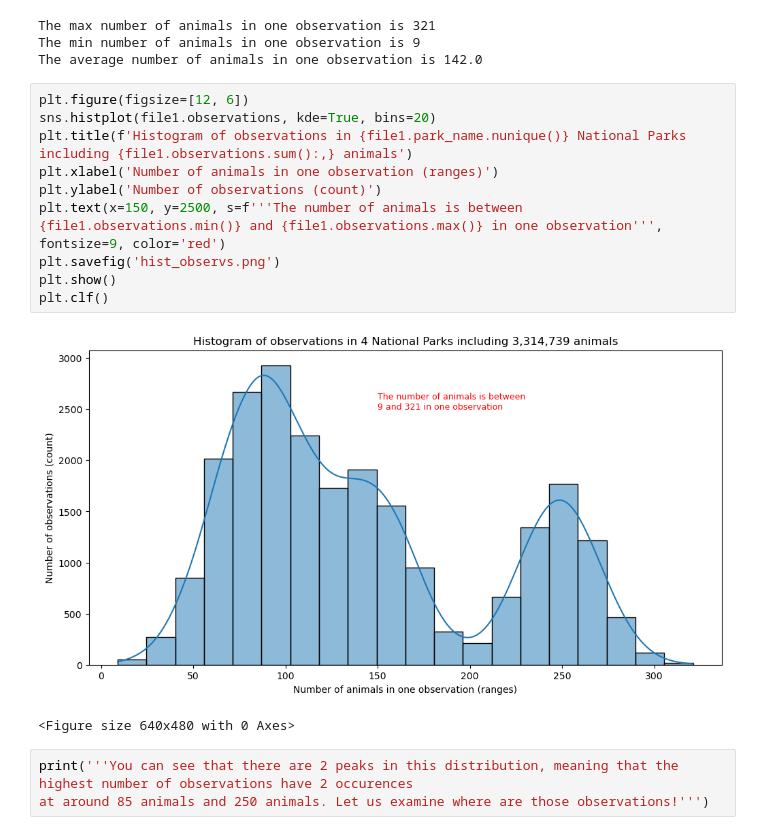
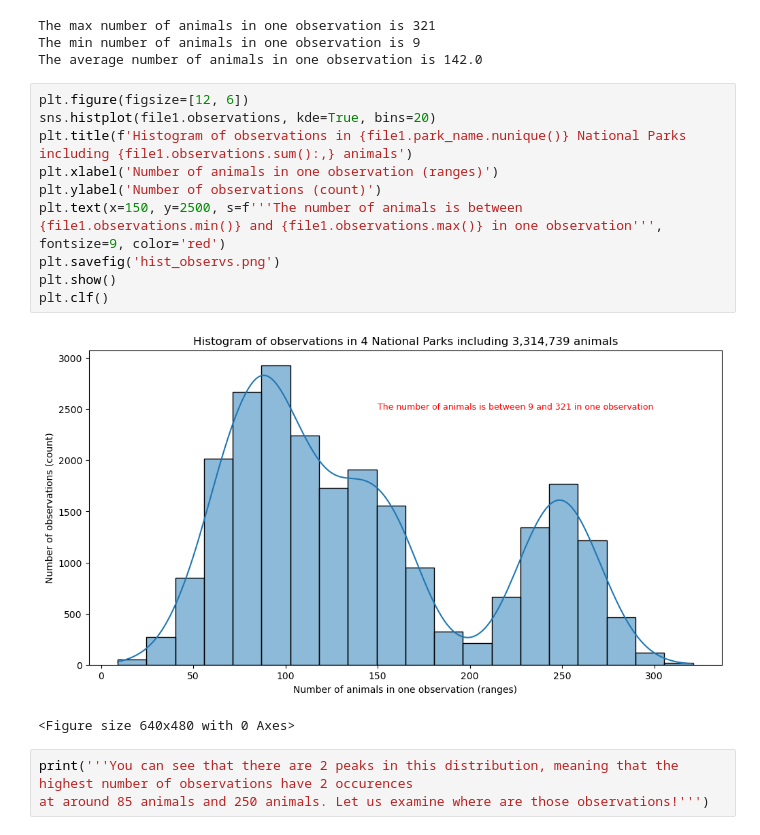
Before and after one commit to LiZoMark841619/Biodiversity_Project, a Jupyter notebook: biodiversity_starter/biodiversity.ipynb, the cells around one changed output. Drawn from its saved outputs; the diff is of its cells as text.

```diff
--- a/biodiversity_starter/biodiversity.ipynb
+++ b/biodiversity_starter/biodiversity.ipynb
@@ -108,16 +108,16 @@ The average number of animals in one observation is 142.0
 # %%
 plt.figure(figsize=[12, 6])
 sns.histplot(file1.observations, kde=True, bins=20)
 plt.title(f'Histogram of observations in {file1.park_name.nunique()} National Parks including {file1.observations.sum():,} animals')
 plt.xlabel('Number of animals in one observation (ranges)')
 plt.ylabel('Number of observations (count)')
-plt.text(x=150, y=2500, s=f'''The number of animals is between
-{file1.observations.min()} and {file1.observations.max()} in one observation''', fontsize=9, color='red')
+plt.text(x=150, y=2500, s=f'''The number of animals is between {file1.observations.min()} and {file1.observations.max()} in one observation''',
+fontsize=9, color='red')
 plt.savefig('hist_observs.png')
 plt.show()
 plt.clf()
 # %% [output]
-[figure, old version]
+[figure, new version]
 <Figure size 640x480 with 0 Axes>
 # %%
 print('''You can see that there are 2 peaks in this distribution, meaning that the highest number of observations have 2 occurences
```
Also changed, not shown: 1 other file.
